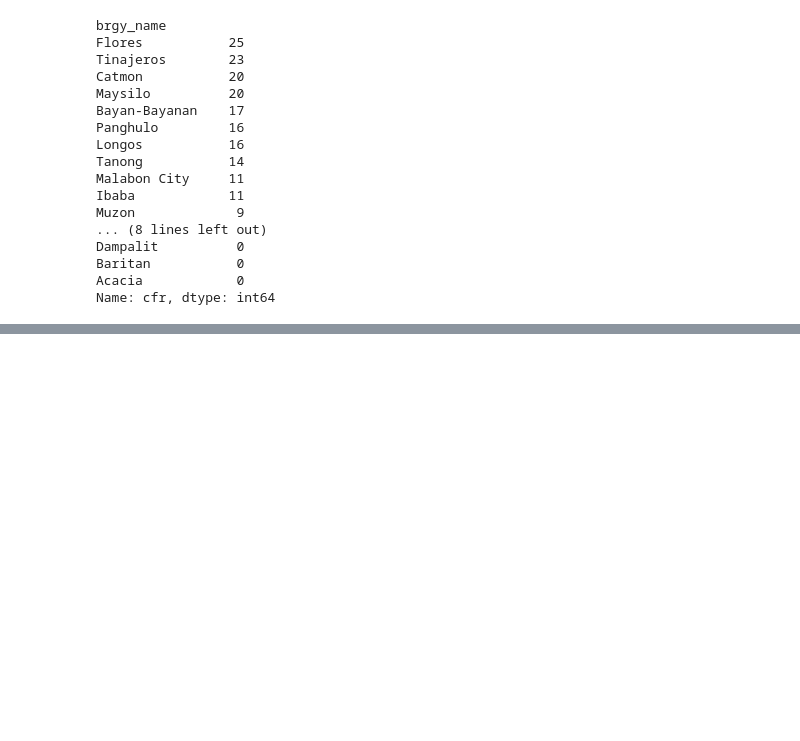
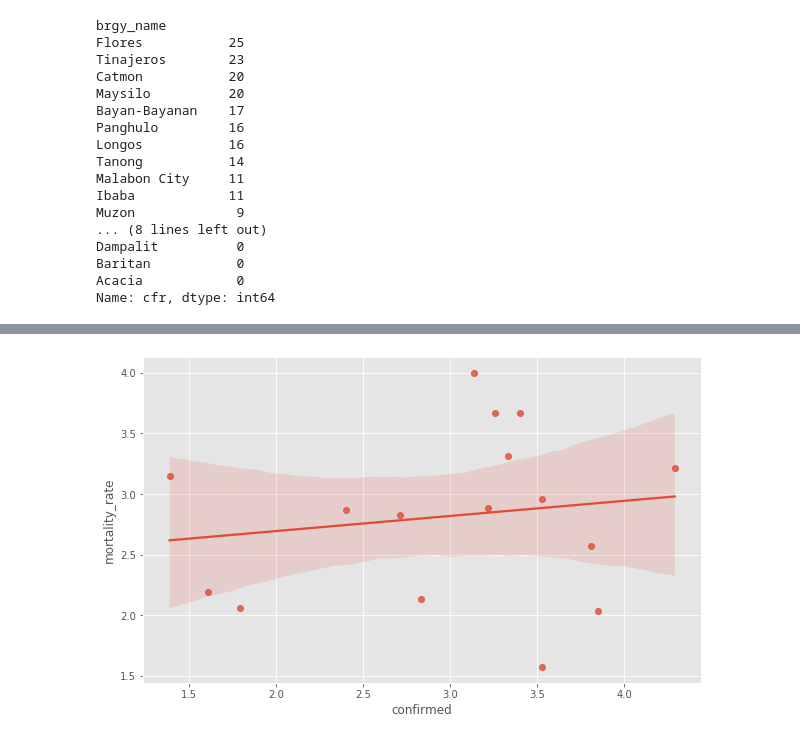
Before and after one commit to jessonpagaduan/covid_malabon, a Jupyter notebook: malabon-covid19.ipynb, the cells around one changed output, grey strips where cells are left out. Drawn from its saved outputs; the diff is of its cells as text; code cells hidden in the pictures; blank space fills up the shorter version.

```diff
--- a/malabon-covid19.ipynb
+++ b/malabon-covid19.ipynb
@@ -1112,0 +1202,2 @@ plt.show()
+# %%
+scatter_mr = df3.groupby(level=0).max().sort_values(by='mortality_rate', ascending=False).loc[:, 'mortality_rate']
@@ -1112,0 +1224,2 @@ plt.show()
+# %%
+scatter_cc = df3.groupby(level=0).max().sort_values(by='mortality_rate', ascending=False).loc[:, 'confirmed']
@@ -1112,0 +1246,5 @@ plt.show()
+# %%
+mask6 = scatter_cc.index.isin(['Outside Malabon', 'Unconfirmed Address', 'Malabon City'])
+# %%
+scatter_mr = scatter_mr[~mask6]
+scatter_cc = scatter_cc[~mask6]
@@ -1112,0 +1291,6 @@ plt.show()
+# %%
+fig, ax = plt.subplots(figsize=(10, 6))
+sns.regplot(x=np.log(scatter_cc)[scatter_mr > 0], y=np.log(scatter_mr)[scatter_mr > 0])
+plt.show()
+# %% [output]
+[figure, added]
```
Also changed, not shown: parts of 26 cells of this notebook.
